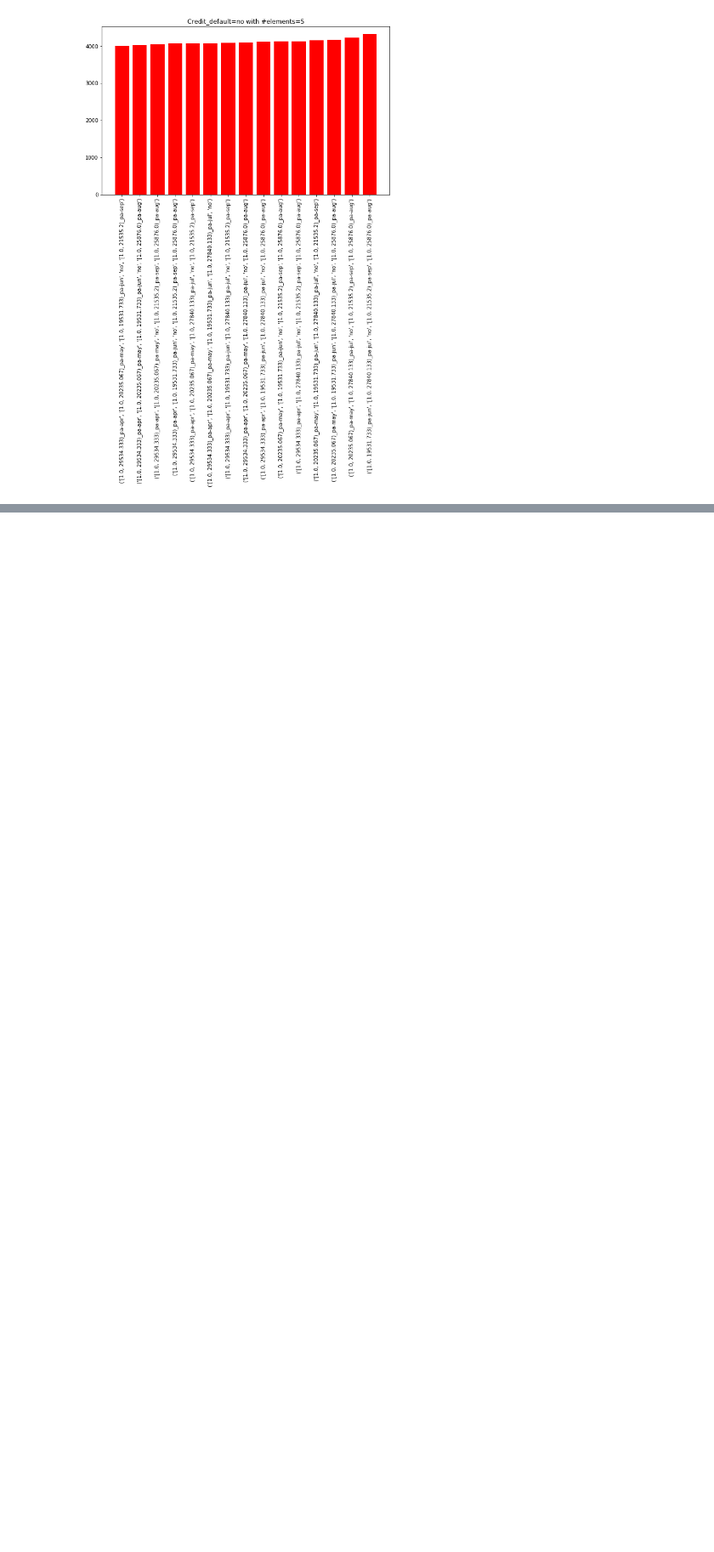
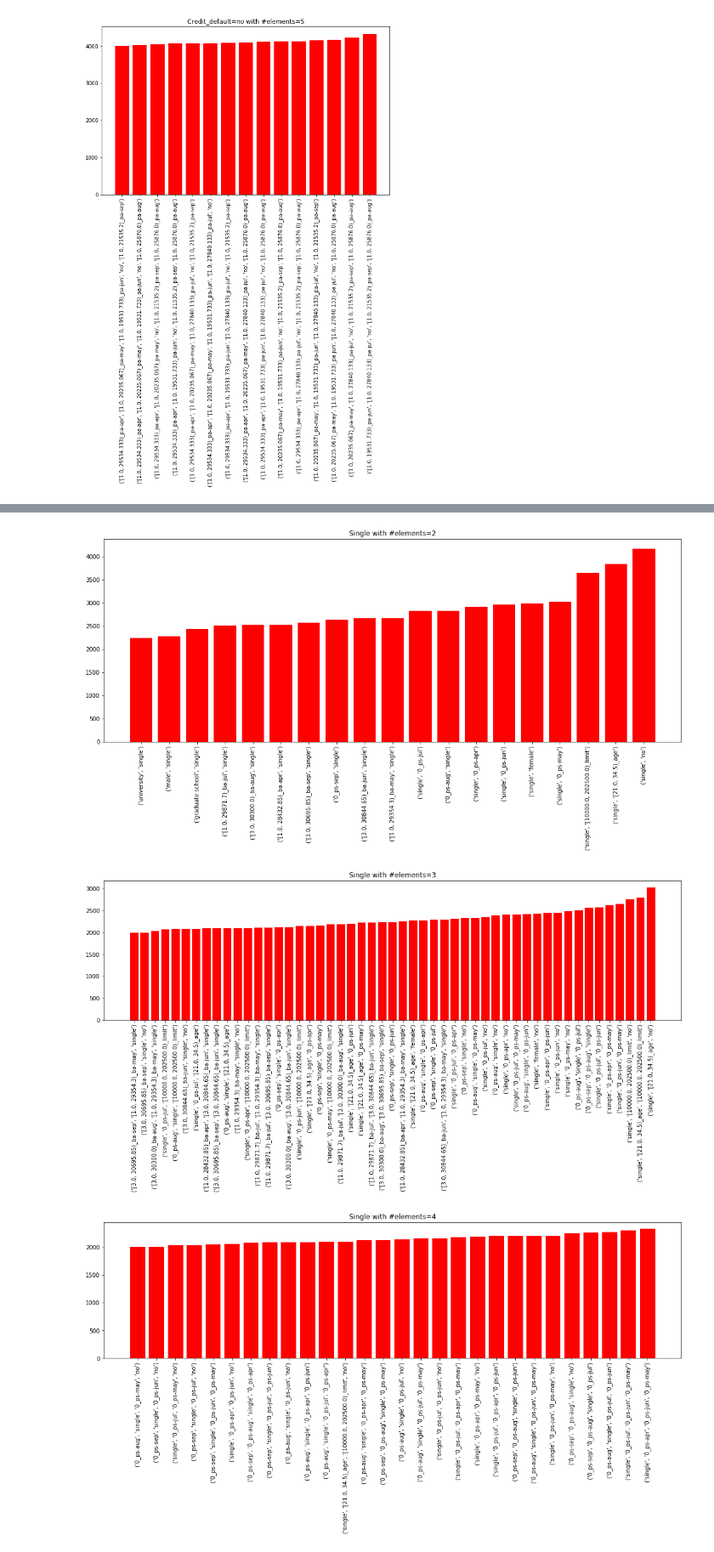
Before and after one commit to DanyEle/dm-group-1, a Jupyter notebook: Code/Maddalena/Credit_Rules.ipynb, the cells around one changed output, grey strips where cells are left out. Shown at 85% size. Cells and saved outputs as stored; diff of their text form; code cells hidden in the pictures; blank space fills up the shorter version.

```diff
--- a/Code/Maddalena/Credit_Rules.ipynb
+++ b/Code/Maddalena/Credit_Rules.ipynb
@@ -250,0 +308,13 @@ plot_freq(2,6, credit, 'Credit_default=no with #elements=')
+# %%
+pat=freq[2]['a'][20]['itemsets']
+credit=[]
+for i in range(0,len(pat)):
+    f_p=pat[i][0]
+    if((any("single" in s for s in f_p)) and (not(any("pa" in s for s in f_p)))):
+        credit.append(pat[i])
+
+plot_freq(2,6, credit, 'Single with #elements=', 15,8)
+# %% [output]
+[figure, added]
+[figure, added]
+[figure, added]
```
Also changed, not shown: parts of 21 cells of this notebook.
